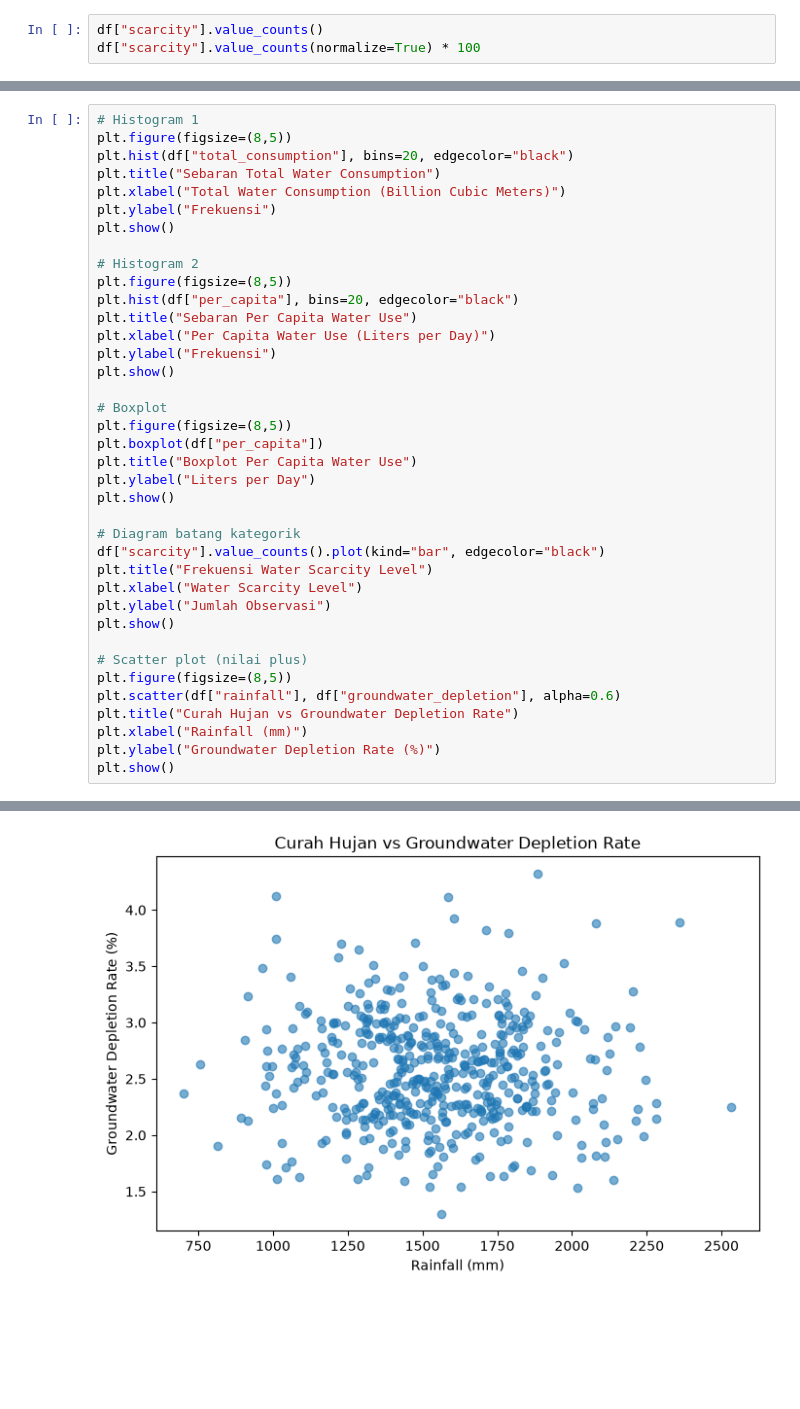
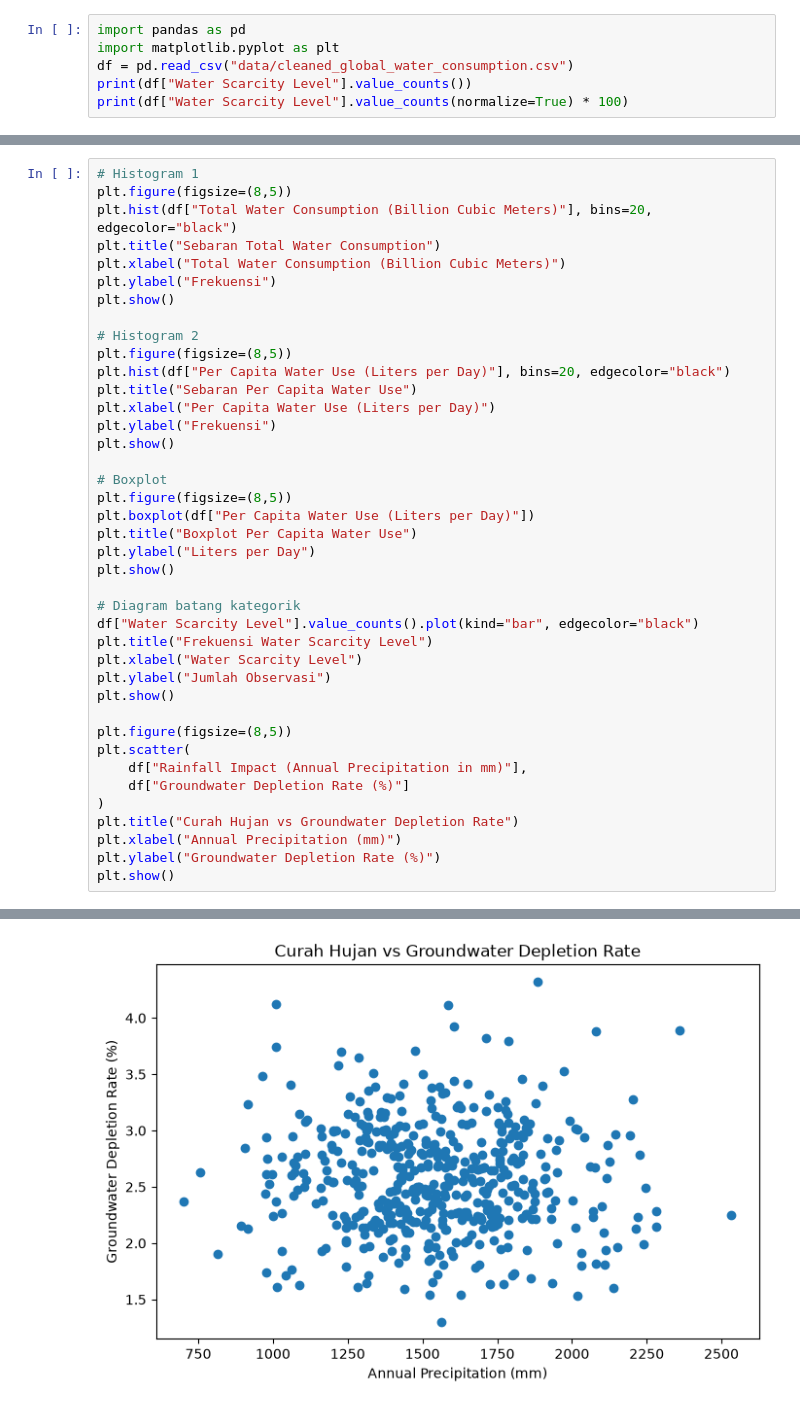
Before and after one commit to mikaillauranaotwsukses/STATPROB-KELOMPOK-8, a Jupyter notebook: Eda Statprob Kelompok 8 (7-10).ipynb, the cells around one changed output, grey strips where cells are left out. Drawn from its saved outputs; the diff is of its cells as text; blank space fills up the shorter version.

```diff
--- a/Eda Statprob Kelompok 8 (7-10).ipynb
+++ b/Eda Statprob Kelompok 8 (7-10).ipynb
@@ -3,4 +7,7 @@ Muhammad Mikail Laurana
 # %%
-df["scarcity"].value_counts()
-df["scarcity"].value_counts(normalize=True) * 100
+import pandas as pd
+import matplotlib.pyplot as plt
+df = pd.read_csv("data/cleaned_global_water_consumption.csv")
+print(df["Water Scarcity Level"].value_counts())
+print(df["Water Scarcity Level"].value_counts(normalize=True) * 100)
 # %% [output]
@@ -12,44 +32,46 @@ Name: proportion, dtype: float64
 # %%
 # Histogram 1
 plt.figure(figsize=(8,5))
-plt.hist(df["total_consumption"], bins=20, edgecolor="black")
+plt.hist(df["Total Water Consumption (Billion Cubic Meters)"], bins=20, edgecolor="black")
 plt.title("Sebaran Total Water Consumption")
 plt.xlabel("Total Water Consumption (Billion Cubic Meters)")
 plt.ylabel("Frekuensi")
 plt.show()
 
 # Histogram 2
 plt.figure(figsize=(8,5))
-plt.hist(df["per_capita"], bins=20, edgecolor="black")
+plt.hist(df["Per Capita Water Use (Liters per Day)"], bins=20, edgecolor="black")
 plt.title("Sebaran Per Capita Water Use")
 plt.xlabel("Per Capita Water Use (Liters per Day)")
 plt.ylabel("Frekuensi")
 plt.show()
 
 # Boxplot
 plt.figure(figsize=(8,5))
-plt.boxplot(df["per_capita"])
+plt.boxplot(df["Per Capita Water Use (Liters per Day)"])
 plt.title("Boxplot Per Capita Water Use")
 plt.ylabel("Liters per Day")
 plt.show()
 
 # Diagram batang kategorik
-df["scarcity"].value_counts().plot(kind="bar", edgecolor="black")
+df["Water Scarcity Level"].value_counts().plot(kind="bar", edgecolor="black")
 plt.title("Frekuensi Water Scarcity Level")
 plt.xlabel("Water Scarcity Level")
 plt.ylabel("Jumlah Observasi")
 plt.show()
 
-# Scatter plot (nilai plus)
 plt.figure(figsize=(8,5))
-plt.scatter(df["rainfall"], df["groundwater_depletion"], alpha=0.6)
+plt.scatter(
+    df["Rainfall Impact (Annual Precipitation in mm)"],
+    df["Groundwater Depletion Rate (%)"]
+)
 plt.title("Curah Hujan vs Groundwater Depletion Rate")
-plt.xlabel("Rainfall (mm)")
+plt.xlabel("Annual Precipitation (mm)")
 plt.ylabel("Groundwater Depletion Rate (%)")
 plt.show()
 # %% [output]
 [figure]
 [figure]
 [figure]
 [figure]
-[figure, old version]
+[figure, new version]
```
Also changed, not shown: parts of 14 cells of this notebook, 2 other files.
